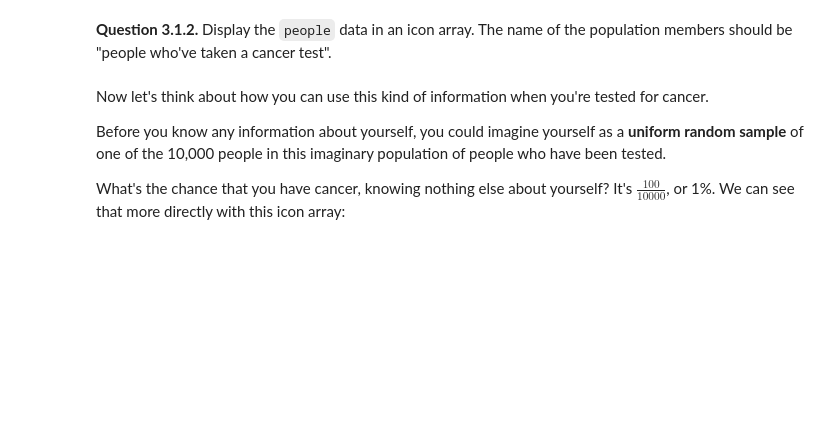
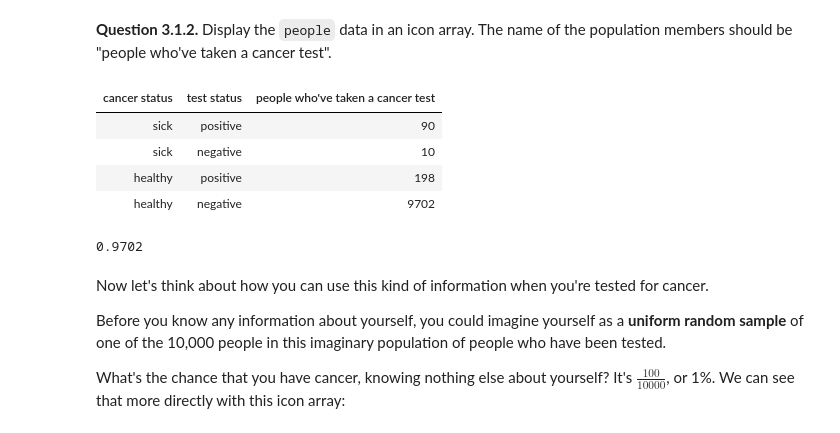
Before and after one commit to data-8/data8assets, a Jupyter notebook: labs/lab14/lab14.ipynb, the cells around one changed output. Cells and saved outputs as stored; diff of their text form; code cells hidden in the pictures; blank space fills up the shorter version.

```diff
--- a/labs/lab14/lab14.ipynb
+++ b/labs/lab14/lab14.ipynb
@@ -353,3 +357,15 @@ Test summary
+# %%
+people.relabeled("count", "people who've taken a cancer test")
+# %% [output]
+| cancer status | test status | people who've taken a cancer test |
+| sick | positive | 90 |
+| sick | negative | 10 |
+| healthy | positive | 198 |
+| healthy | negative | 9702 |
+# %%
+9702/(9702+10+198+90)
+# %% [output]
+0.9702
 # %% [markdown]
 Now let's think about how you can use this kind of information when you're tested for cancer.
 
```
Also changed, not shown: parts of 17 cells of this notebook.
